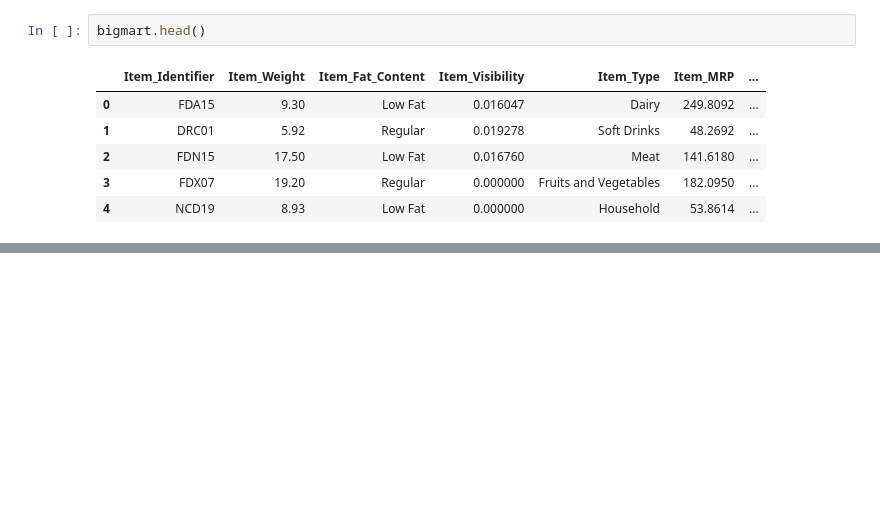
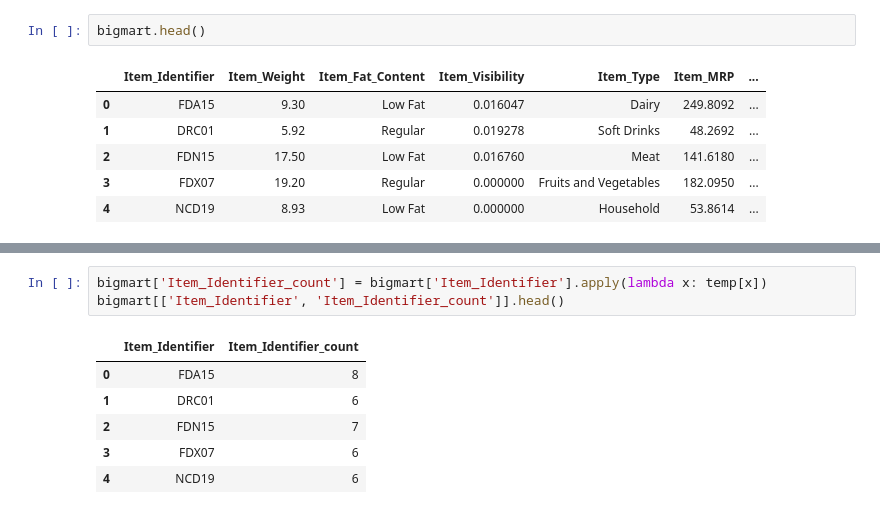
Before and after one commit to Malinda1/feature_engineering, a Jupyter notebook: feature_engineering.ipynb, the cells around one changed output, grey strips where cells are left out. Saved outputs shown, nothing was run; the diff lists cells and outputs as text; blank space fills up the shorter version.

```diff
--- a/feature_engineering.ipynb
+++ b/feature_engineering.ipynb
@@ -286,0 +320,10 @@ bigmart.head()
+# %%
+bigmart['Item_Identifier_count'] = bigmart['Item_Identifier'].apply(lambda x: temp[x])
+bigmart[['Item_Identifier', 'Item_Identifier_count']].head()
+# %% [output]
+|  | Item_Identifier | Item_Identifier_count |
+| 0 | FDA15 | 8 |
+| 1 | DRC01 | 6 |
+| 2 | FDN15 | 7 |
+| 3 | FDX07 | 6 |
+| 4 | NCD19 | 6 |
```
Also changed, not shown: parts of 11 cells of this notebook.
